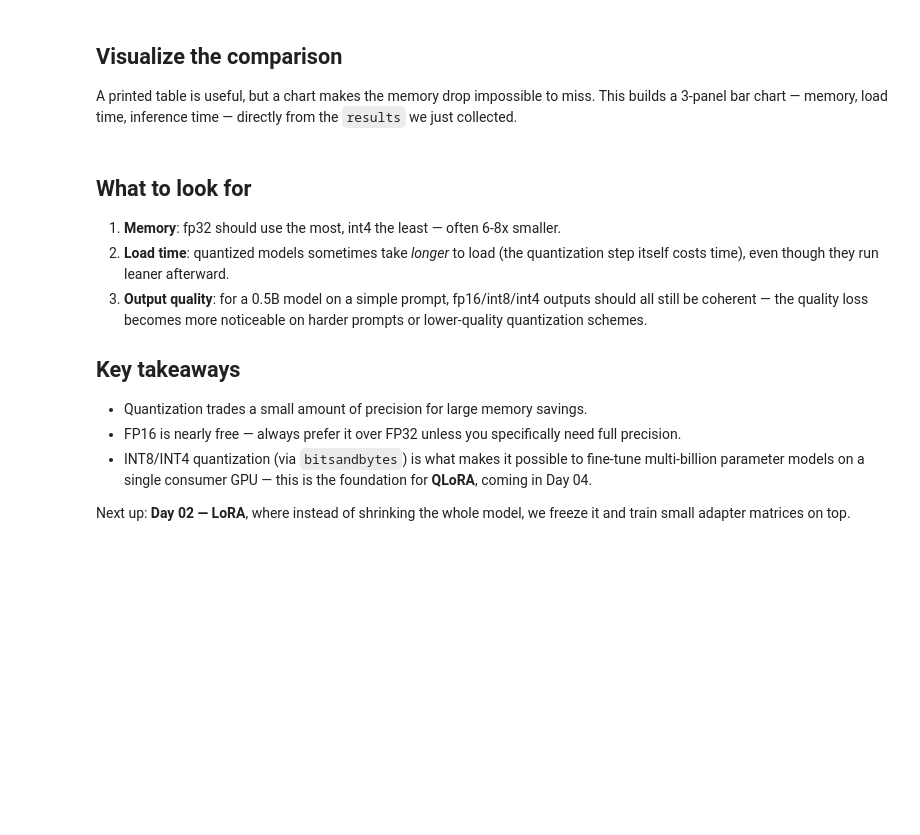
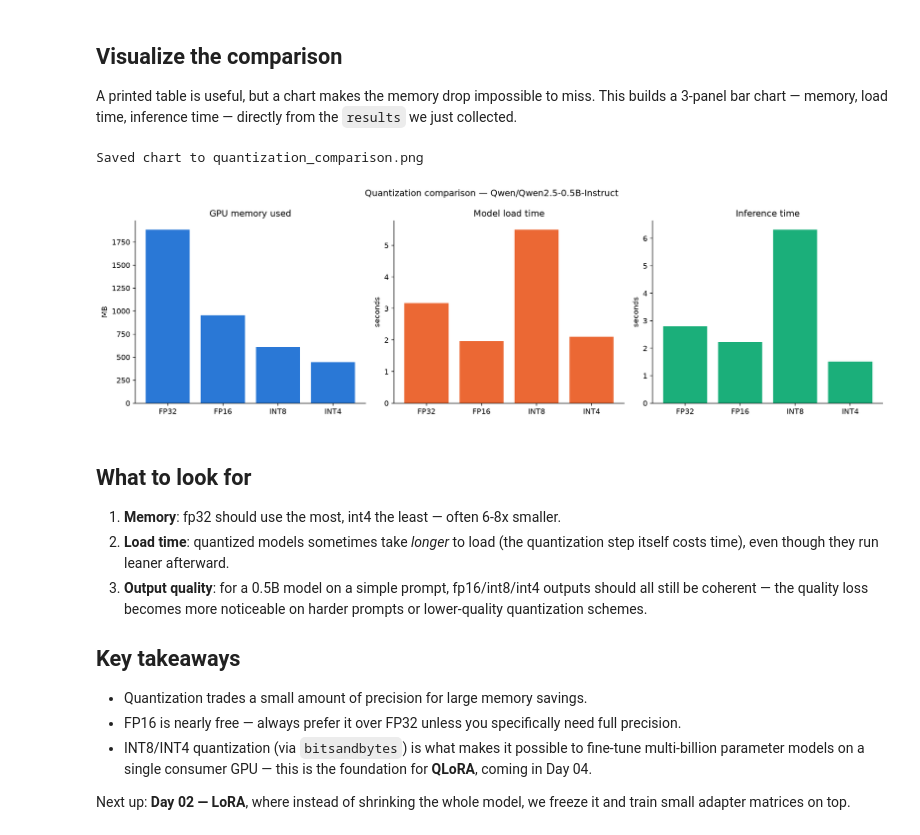
Before and after one commit to NehaKhann/ai-engineering-journey, a Jupyter notebook: weeks/week-03-efficient-fine-tuning/day-01-quantization-basics/quantization_basics.ipynb, the cells around one changed output. Saved outputs shown, nothing was run; the diff lists cells and outputs as text; code cells hidden in the pictures; blank space fills up the shorter version.

Commit message:
notebook files execution results added

```diff
--- a/weeks/week-03-efficient-fine-tuning/day-01-quantization-basics/quantization_basics.ipynb
+++ b/weeks/week-03-efficient-fine-tuning/day-01-quantization-basics/quantization_basics.ipynb
@@ -180,42 +229,61 @@ print("\nSaved full results to experiment_log.json")
 
 A printed table is useful, but a chart makes the memory drop impossible to miss. This builds a 3-panel bar chart — memory, load time, inference time — directly from the `results` we just collected.
 # %%
-import matplotlib.pyplot as plt
+try:
+    import matplotlib.pyplot as plt
 
-modes_upper = [r.mode.upper() for r in results]
-memory = [r.memory_mb for r in results]
-load_times = [r.load_time_sec for r in results]
-inference_times = [r.inference_time_sec for r in results]
+    modes_upper = [r.mode.upper() for r in results]
+    memory = [r.memory_mb for r in results]
+    load_times = [r.load_time_sec for r in results]
+    inference_times = [r.inference_time_sec for r in results]
 
-fig, axes = plt.subplots(1, 3, figsize=(15, 4.5))
+    fig, axes = plt.subplots(1, 3, figsize=(15, 4.5))
 
-axes[0].bar(modes_upper, memory, color="#2a78d6")
-axes[0].set_title("GPU memory used")
-axes[0].set_ylabel("MB")
+    axes[0].bar(modes_upper, memory, color="#2a78d6")
+    axes[0].set_title("GPU memory used")
+    axes[0].set_ylabel("MB")
 
-axes[1].bar(modes_upper, load_times, color="#eb6834")
-axes[1].set_title("Model load time")
-axes[1].set_ylabel("seconds")
+    axes[1].bar(modes_upper, load_times, color="#eb6834")
+    axes[1].set_title("Model load time")
+    axes[1].set_ylabel("seconds")
 
-axes[2].bar(modes_upper, inference_times, color="#1baf7a")
-axes[2].set_title("Inference time")
-axes[2].set_ylabel("seconds")
+    axes[2].bar(modes_upper, inference_times, color="#1baf7a")
+    axes[2].set_title("Inference time")
+    axes[2].set_ylabel("seconds")
 
-for ax in axes:
-    ax.spines["top"].set_visible(False)
-    ax.spines["right"].set_visible(False)
+    for ax in axes:
+        ax.spines["top"].set_visible(False)
+        ax.spines["right"].set_visible(False)
 
-fig.suptitle(f"Quantization comparison — {MODEL_NAME}", fontsize=12)
-plt.tight_layout()
-plt.savefig("quantization_comparison.png", dpi=150, bbox_inches="tight")
-plt.close(fig)  # avoid relying on Colab's interactive plt.show() renderer
+    fig.suptitle(f"Quantization comparison — {MODEL_NAME}", fontsize=12)
+    plt.tight_layout()
+    plt.savefig("quantization_comparison.png", dpi=150, bbox_inches="tight")
+    plt.close(fig)  # avoid relying on plt.show()'s interactive renderer
 
-print("Saved chart to quantization_comparison.png")
+    print("Saved chart to quantization_comparison.png")
 
-# Display as a static image instead of plt.show() — more resilient against
-# Colab's "Could not load the JavaScript files" frontend rendering issue.
-from IPython.display import Image, display
-display(Image("quantization_comparison.png"))
+    # Display as a static image instead of plt.show() — more resilient
+    # against Colab's "Could not load the JavaScript files" rendering
+    # issue, and against local Jupyter backend problems too.
+    from IPython.display import Image, display
+    display(Image("quantization_comparison.png"))
+
+except Exception as e:
+    # Matplotlib can fail for environment-specific reasons (corrupted
+    # install locally, broken frontend rendering on Colab, missing
+    # backend, etc.) that have nothing to do with the experiment data
+    # itself. Rather than crashing the notebook, fall back to printing
+    # the same numbers as a plain table.
+    print(f"Chart skipped — matplotlib failed to plot ({type(e).__name__}: {e})")
+    print("If this happens locally, try: pip uninstall matplotlib -y && pip install --no-cache-dir matplotlib")
+    print("Raw results, in table form:\n")
+    print(f"{'Mode':<8}{'Memory (MB)':<15}{'Load (s)':<12}{'Inference (s)':<15}")
+    print("=" * 55)
+    for r in results:
+        print(f"{r.mode:<8}{r.memory_mb:<15}{r.load_time_sec:<12}{r.inference_time_sec:<15}")
+# %% [output]
+Saved chart to quantization_comparison.png
+[figure, added]
 # %% [markdown]
 ## What to look for
 
```
Also changed, not shown: parts of 5 cells of this notebook, 12 other files.
